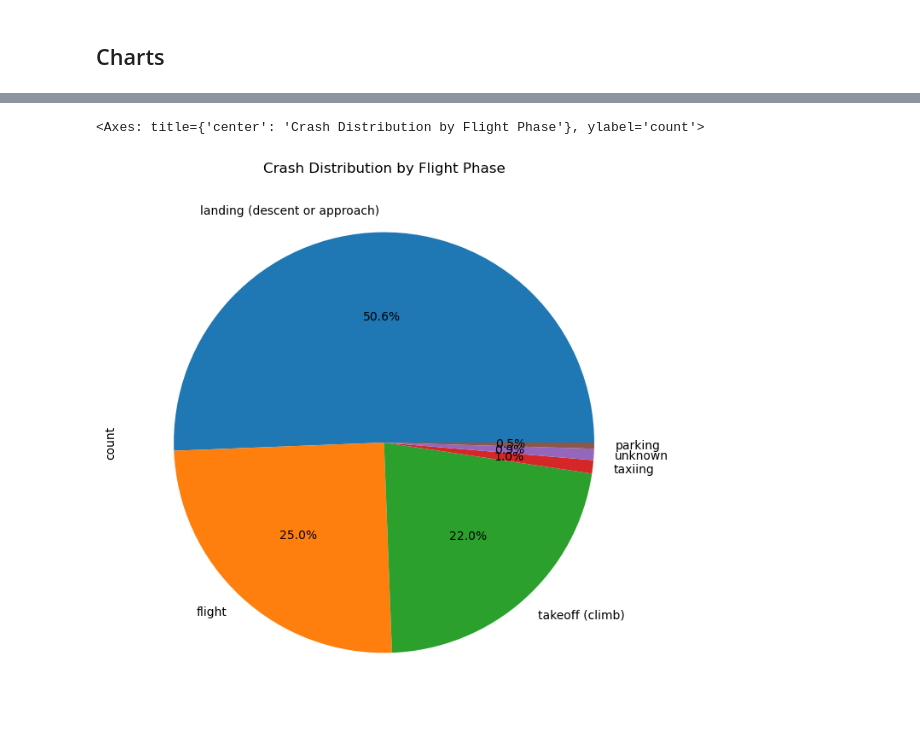
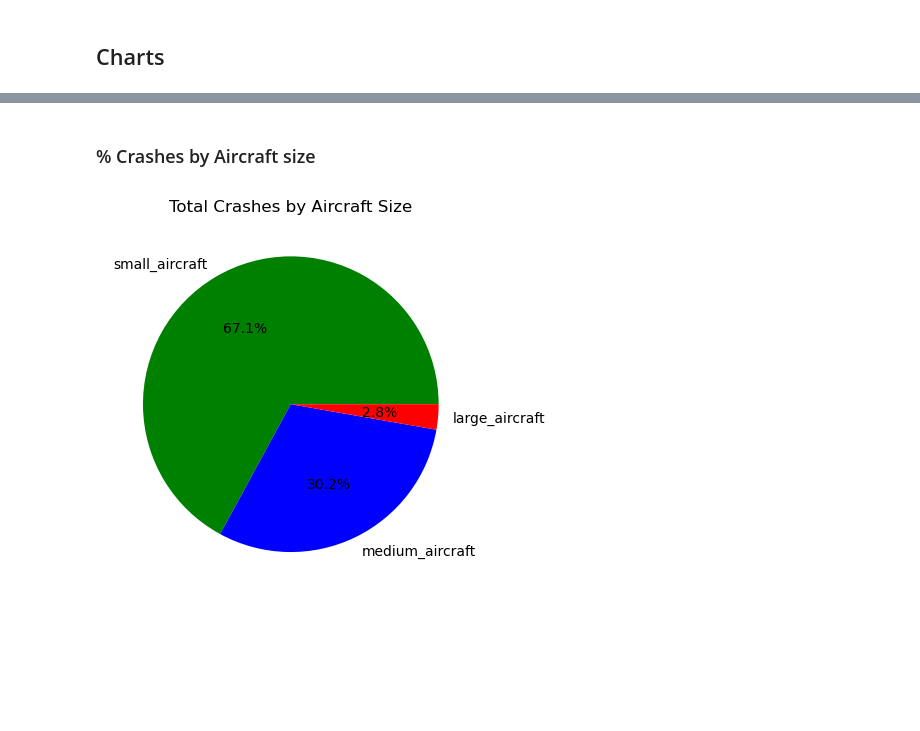
Before and after one commit to Haydnj94/flight-crashes, a Jupyter notebook: findings.ipynb, the cells around one changed output, grey strips where cells are left out. Drawn from its saved outputs; the diff is of its cells as text; code cells hidden in the pictures; blank space fills up the shorter version.

```diff
--- a/findings.ipynb
+++ b/findings.ipynb
@@ -11,7 +11,7 @@ from fuzzywuzzy import fuzz
 from fuzzywuzzy import process
 from openpyxl import load_workbook
 
-file_path = '/Users/haydnjones/Documents/GitHub/flight-crashes/Plane Crashes.csv'
+file_path = '/Users/peterwilliams/Downloads/Plane Crashes.csv'
 
 df = pd.read_csv(file_path)
 df = pd.DataFrame(df)
@@ -392,7 +392,7 @@ plt.show()
 # %% [markdown]
 ## Import
 # %%
-df_aircrafts = pd.read_excel('/Users/haydnjones/Documents/GitHub/flight-crashes/aircraft_data.xlsx')
+df_aircrafts = pd.read_excel('/Users/peterwilliams/Downloads/aircraft_data.xlsx')
 df_aircrafts = pd.DataFrame(df_aircrafts)
 
 df_aircrafts = df_aircrafts.applymap(lambda x: x.lower() if isinstance(x, str) else x)
@@ -542,11 +507,19 @@ df_aircrafts_crashed.plot.scatter(
-# %%
-flight_phase_distribution = df_aircrafts_crashed['flight_phase'].value_counts()
-flight_phase_distribution.plot(
-    kind='pie',
-    title='Crash Distribution by Flight Phase',
-    autopct='%1.1f%%',
-    figsize=(8, 8)
-)
-# %% [output]
-<Axes: title={'center': 'Crash Distribution by Flight Phase'}, ylabel='count'>
-[figure, removed]
+# %% [markdown]
+### % Crashes by Aircraft size
+# %%
+# Calculate the counts for each category
+size_cat_counts = df_aircrafts_crashed['size_cat'].value_counts()
+
+# Create the pie chart
+plt.pie(size_cat_counts,
+        labels=size_cat_counts.index,
+        autopct="%1.1f%%",
+        colors=["green", "blue", "red"])
+
+# Add a title
+plt.title("Total Crashes by Aircraft Size")
+
+# Display the chart
+plt.show()
+# %% [output]
+[figure, added]
```
Also changed, not shown: parts of 17 cells of this notebook.
